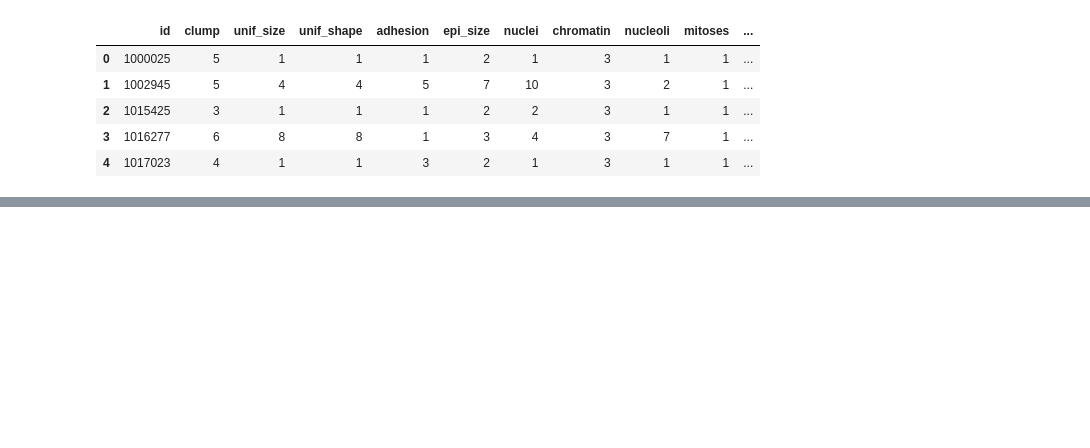
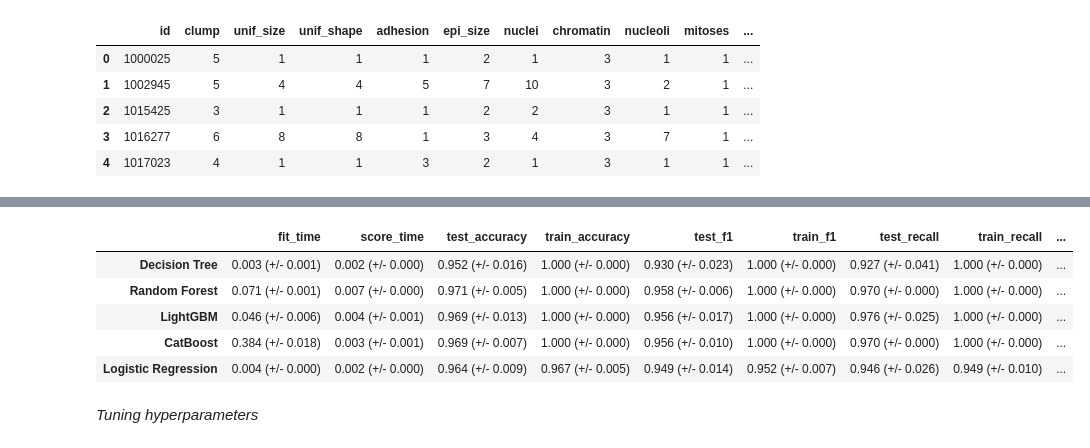
Before and after one commit to DSCI-310/DSCI-310-Group-5, a Jupyter notebook: analysis.ipynb, the cells around one changed output, grey strips where cells are left out. Saved outputs shown, nothing was run; the diff lists cells and outputs as text; code cells hidden in the pictures; blank space fills up the shorter version.

```diff
--- a/analysis.ipynb
+++ b/analysis.ipynb
@@ -48,0 +189,4 @@ dataset.shape
+# %%
+numeric_transformer = StandardScaler()
+ct = make_column_transformer(
+    (numeric_transformer, numeric_looking_columns))
@@ -48,0 +195,7 @@ dataset.shape
+# %%
+scoring = [
+    "accuracy",
+    "f1",
+    "recall",
+    "precision",
+]
@@ -48,0 +231,37 @@ dataset.shape
+# %%
+pipe_dt = make_pipeline(ct, DecisionTreeClassifier(random_state=123))
+pipe_rf = make_pipeline(ct, RandomForestClassifier(random_state=123))
+pipe_lgbm = make_pipeline(ct, LGBMClassifier(silent, random_state=123))
+pipe_catboost = make_pipeline(
+    # silent=True since catboost output a lot of stuffs
+    # allow_writing_files=False since we dont really use the catboost_info generated files
+    ct, CatBoostClassifier(silent=True, allow_writing_files=False, random_state=123)
+)
+pipe_reg = make_pipeline(ct,LogisticRegression(max_iter=100000))
+
+classifiers = {
+    "Decision Tree": pipe_dt,
+    "Random Forest": pipe_rf,
+    "LightGBM": pipe_lgbm,
+    "CatBoost": pipe_catboost,
+    "Logistic Regression" : pipe_reg
+}
+
+results = {}
+
+for (name, model) in classifiers.items():
+    results[name] = mean_std_cross_val_scores(
+        model, X_train, y_train, return_train_score=True, scoring = scoring
+    )
+
+
+pd.DataFrame(results).T
+# %% [output]
+|  | fit_time | score_time | test_accuracy | train_accuracy | test_f1 | train_f1 | test_recall | train_recall | ... |
+| Decision Tree | 0.003 (+/- 0.001) | 0.002 (+/- 0.000) | 0.952 (+/- 0.016) | 1.000 (+/- 0.000) | 0.930 (+/- 0.023) | 1.000 (+/- 0.000) | 0.927 (+/- 0.041) | 1.000 (+/- 0.000) | ... |
+| Random Forest | 0.071 (+/- 0.001) | 0.007 (+/- 0.000) | 0.971 (+/- 0.005) | 1.000 (+/- 0.000) | 0.958 (+/- 0.006) | 1.000 (+/- 0.000) | 0.970 (+/- 0.000) | 1.000 (+/- 0.000) | ... |
+| LightGBM | 0.046 (+/- 0.006) | 0.004 (+/- 0.001) | 0.969 (+/- 0.013) | 1.000 (+/- 0.000) | 0.956 (+/- 0.017) | 1.000 (+/- 0.000) | 0.976 (+/- 0.025) | 1.000 (+/- 0.000) | ... |
+| CatBoost | 0.384 (+/- 0.018) | 0.003 (+/- 0.001) | 0.969 (+/- 0.007) | 1.000 (+/- 0.000) | 0.956 (+/- 0.010) | 1.000 (+/- 0.000) | 0.970 (+/- 0.000) | 1.000 (+/- 0.000) | ... |
+| Logistic Regression | 0.004 (+/- 0.000) | 0.002 (+/- 0.000) | 0.964 (+/- 0.009) | 0.967 (+/- 0.005) | 0.949 (+/- 0.014) | 0.952 (+/- 0.007) | 0.946 (+/- 0.026) | 0.949 (+/- 0.010) | ... |
+# %% [markdown]
+*Tuning hyperparameters*
```
Also changed, not shown: parts of 27 cells of this notebook.
